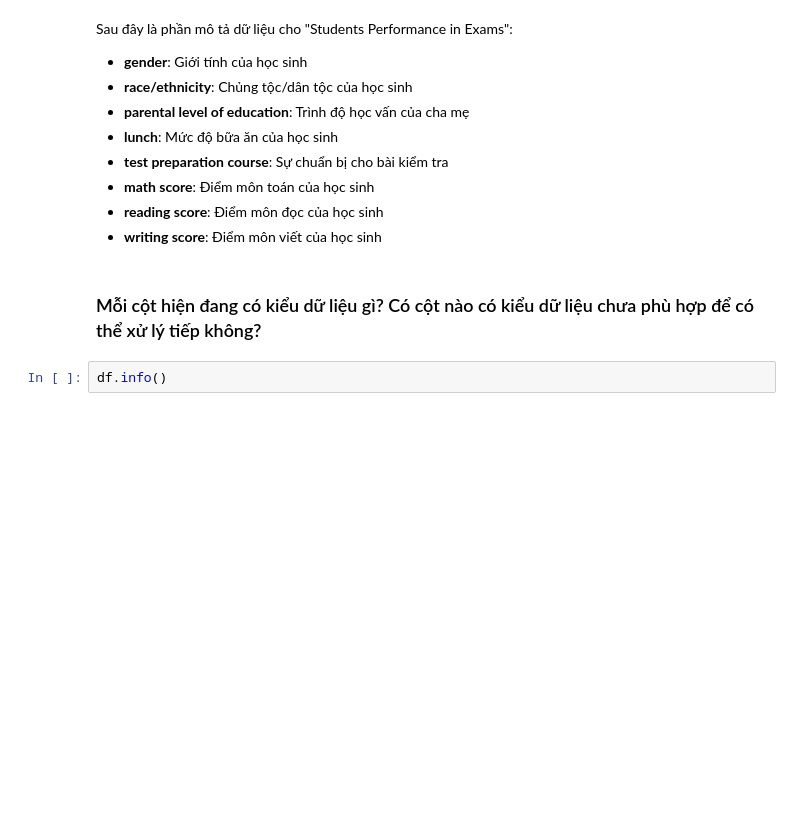
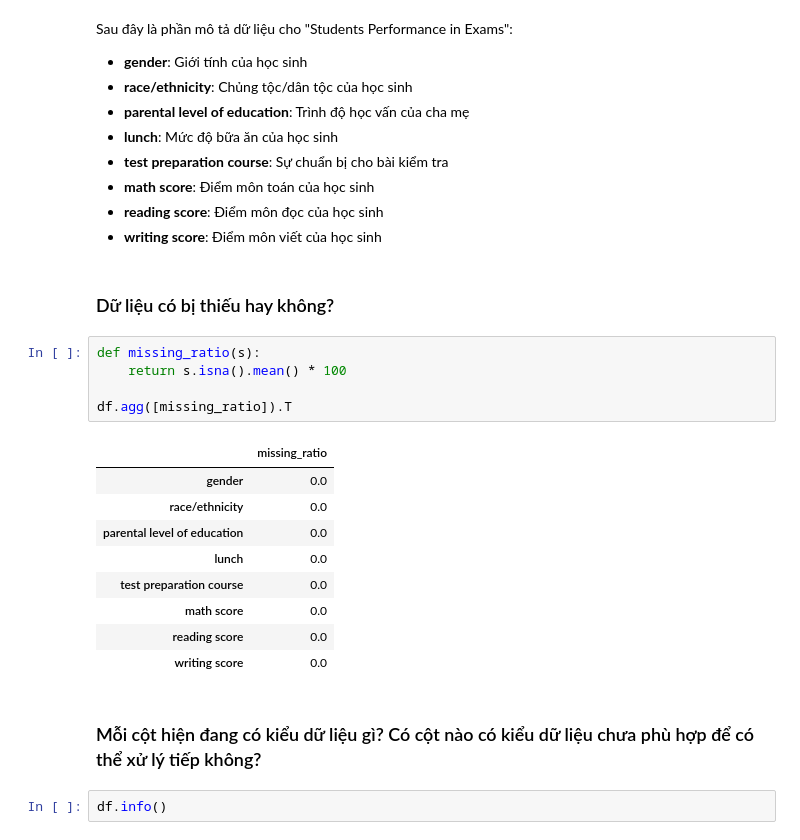
Before and after one commit to PNTAN19/LTKHDL, a Jupyter notebook: Students_Performance.ipynb, the cells around one changed output. Saved outputs shown, nothing was run; the diff lists cells and outputs as text; blank space fills up the shorter version.

```diff
--- a/Students_Performance.ipynb
+++ b/Students_Performance.ipynb
@@ -91,8 +92,25 @@ Sau đây là phần mô tả dữ liệu cho "Students Performance in Exams":
 - **math score**: Điểm môn toán của học sinh
 - **reading score**: Điểm môn đọc của học sinh
 - **writing score**: Điểm môn viết của học sinh
+# %% [markdown]
+### Dữ liệu có bị thiếu hay không? <a class="anchor" id="c325"></a>
+# %%
+def missing_ratio(s):
+    return s.isna().mean() * 100
+
+df.agg([missing_ratio]).T
+# %% [output]
+|  | missing_ratio |
+| gender | 0.0 |
+| race/ethnicity | 0.0 |
+| parental level of education | 0.0 |
+| lunch | 0.0 |
+| test preparation course | 0.0 |
+| math score | 0.0 |
+| reading score | 0.0 |
+| writing score | 0.0 |
 # %% [markdown]
-### Mỗi cột hiện đang có kiểu dữ liệu gì? Có cột nào có kiểu dữ liệu chưa phù hợp để có thể xử lý tiếp không? <a class="anchor" id="c325"></a>
+### Mỗi cột hiện đang có kiểu dữ liệu gì? Có cột nào có kiểu dữ liệu chưa phù hợp để có thể xử lý tiếp không? <a class="anchor" id="c326"></a>
 # %%
 df.info()
 # %% [output]
```
Also changed, not shown: parts of 19 cells of this notebook.
